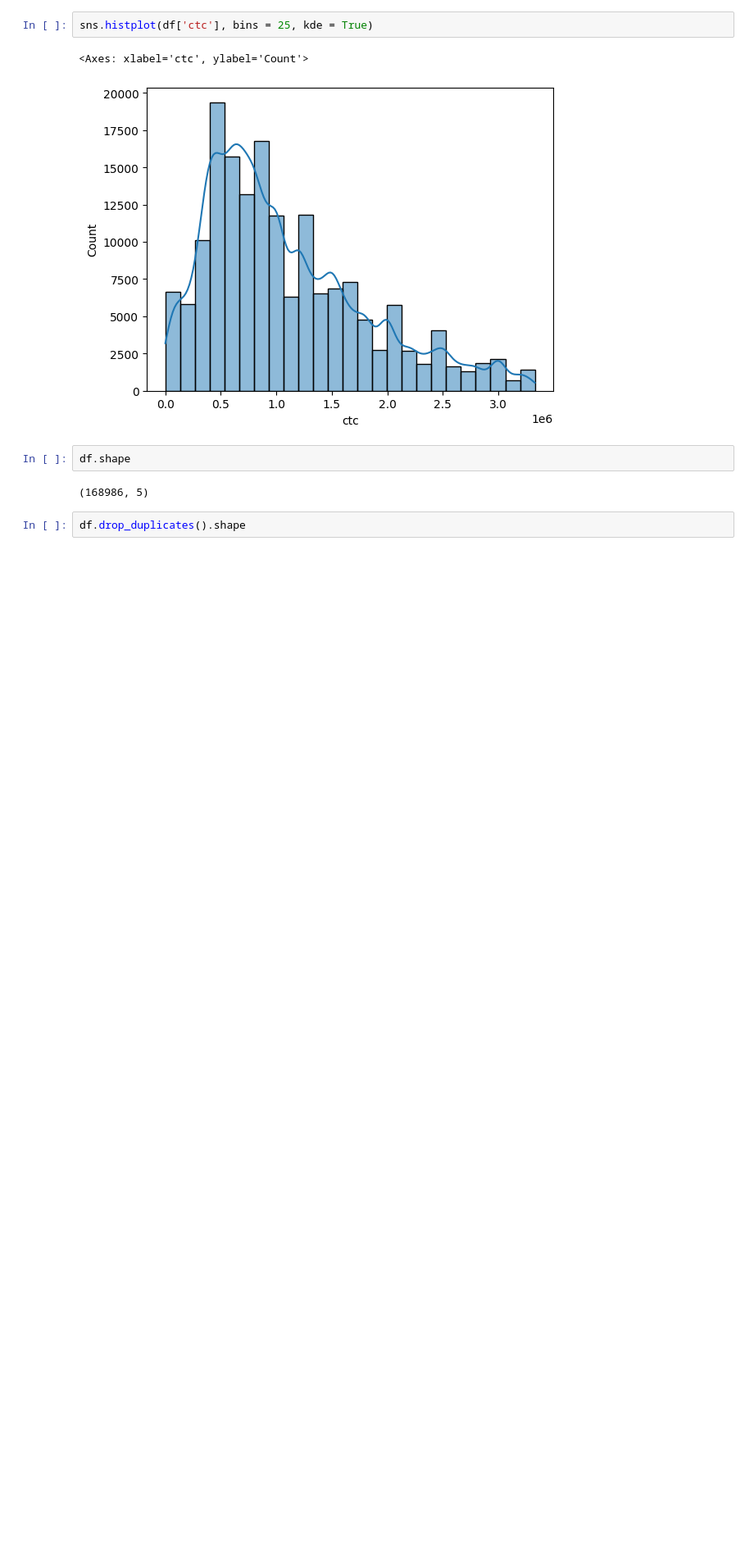
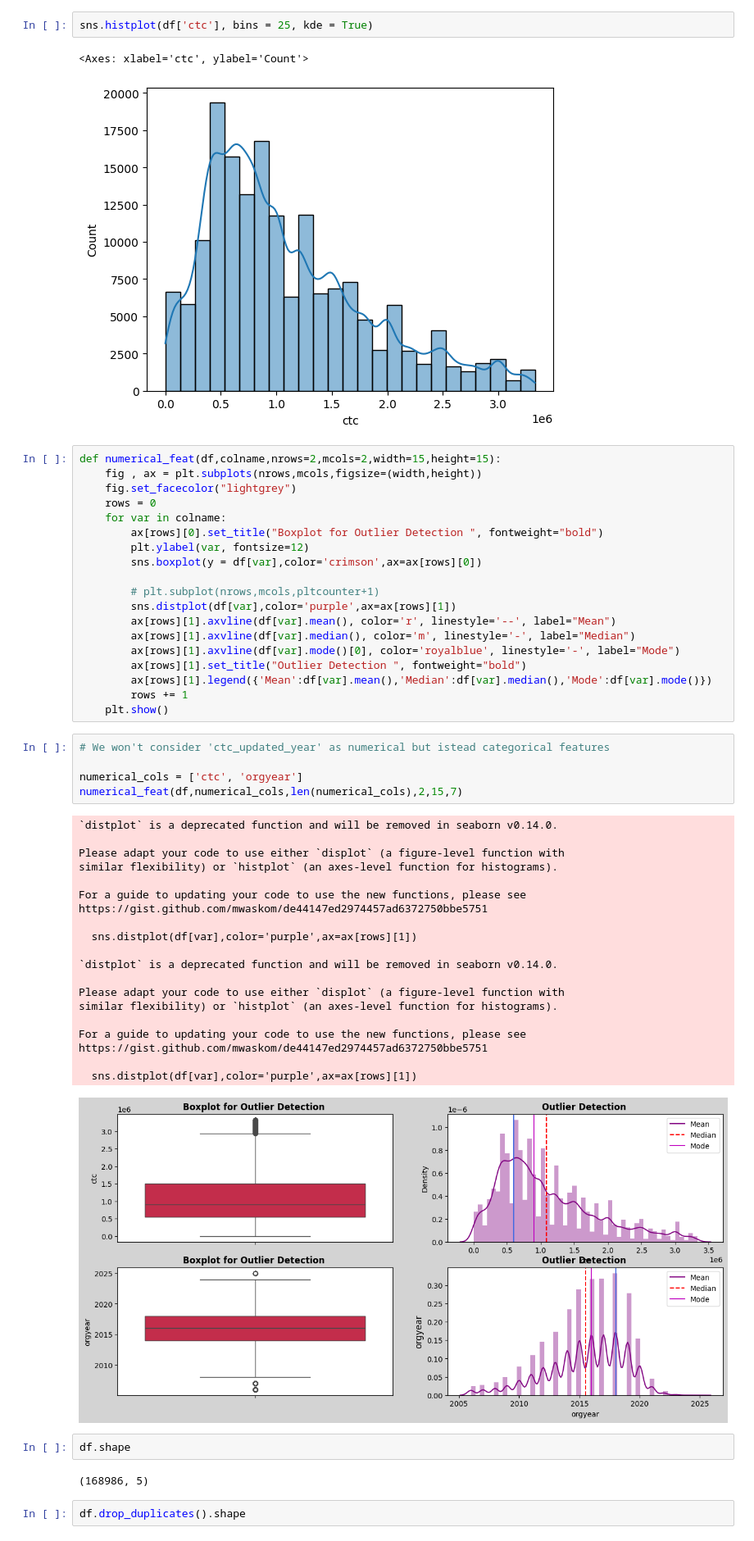
Before and after one commit to mayankbrn/9.12_Clustering_learners, a Jupyter notebook: Clustering_learners.ipynb, the cells around one changed output. Shown at 82% size. Drawn from its saved outputs; the diff is of its cells as text; blank space fills up the shorter version.

```diff
--- a/Clustering_learners.ipynb
+++ b/Clustering_learners.ipynb
@@ -342,6 +342,51 @@ sns.histplot(df['ctc'], bins = 25, kde = True)
 # %% [output]
 <Axes: xlabel='ctc', ylabel='Count'>
 [figure]
+# %%
+def numerical_feat(df,colname,nrows=2,mcols=2,width=15,height=15):
+    fig , ax = plt.subplots(nrows,mcols,figsize=(width,height))
+    fig.set_facecolor("lightgrey")
+    rows = 0
+    for var in colname:
+        ax[rows][0].set_title("Boxplot for Outlier Detection ", fontweight="bold")
+        plt.ylabel(var, fontsize=12)
+        sns.boxplot(y = df[var],color='crimson',ax=ax[rows][0])
+
+        # plt.subplot(nrows,mcols,pltcounter+1)
+        sns.distplot(df[var],color='purple',ax=ax[rows][1])
+        ax[rows][1].axvline(df[var].mean(), color='r', linestyle='--', label="Mean")
+        ax[rows][1].axvline(df[var].median(), color='m', linestyle='-', label="Median")
+        ax[rows][1].axvline(df[var].mode()[0], color='royalblue', linestyle='-', label="Mode")
+        ax[rows][1].set_title("Outlier Detection ", fontweight="bold")
+        ax[rows][1].legend({'Mean':df[var].mean(),'Median':df[var].median(),'Mode':df[var].mode()})
+        rows += 1
+    plt.show()
+# %%
+# We won't consider 'ctc_updated_year' as numerical but istead categorical features
+
+numerical_cols = ['ctc', 'orgyear']
+numerical_feat(df,numerical_cols,len(numerical_cols),2,15,7)
+# %% [output]
+`distplot` is a deprecated function and will be removed in seaborn v0.14.0.
+
+Please adapt your code to use either `displot` (a figure-level function with
+similar flexibility) or `histplot` (an axes-level function for histograms).
+
+For a guide to updating your code to use the new functions, please see
+https://gist.github.com/mwaskom/de44147ed2974457ad6372750bbe5751
+
+  sns.distplot(df[var],color='purple',ax=ax[rows][1])
+
+`distplot` is a deprecated function and will be removed in seaborn v0.14.0.
+
+Please adapt your code to use either `displot` (a figure-level function with
+similar flexibility) or `histplot` (an axes-level function for histograms).
+
+For a guide to updating your code to use the new functions, please see
+https://gist.github.com/mwaskom/de44147ed2974457ad6372750bbe5751
+
+  sns.distplot(df[var],color='purple',ax=ax[rows][1])
+[figure, added]
 # %%
 df.shape
 # %% [output]
```
Also changed, not shown: parts of 41 cells of this notebook.
